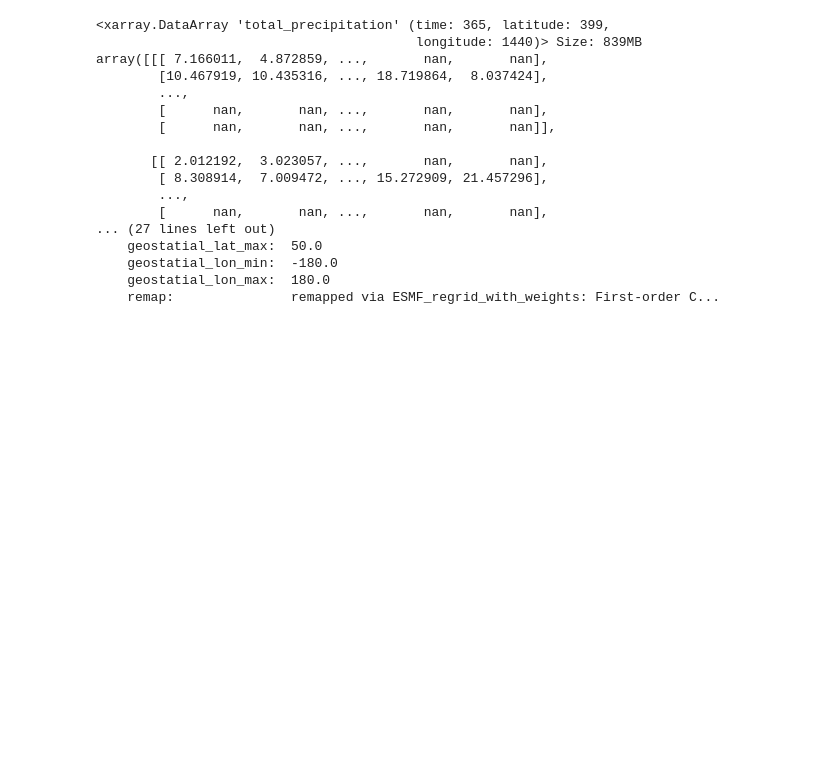
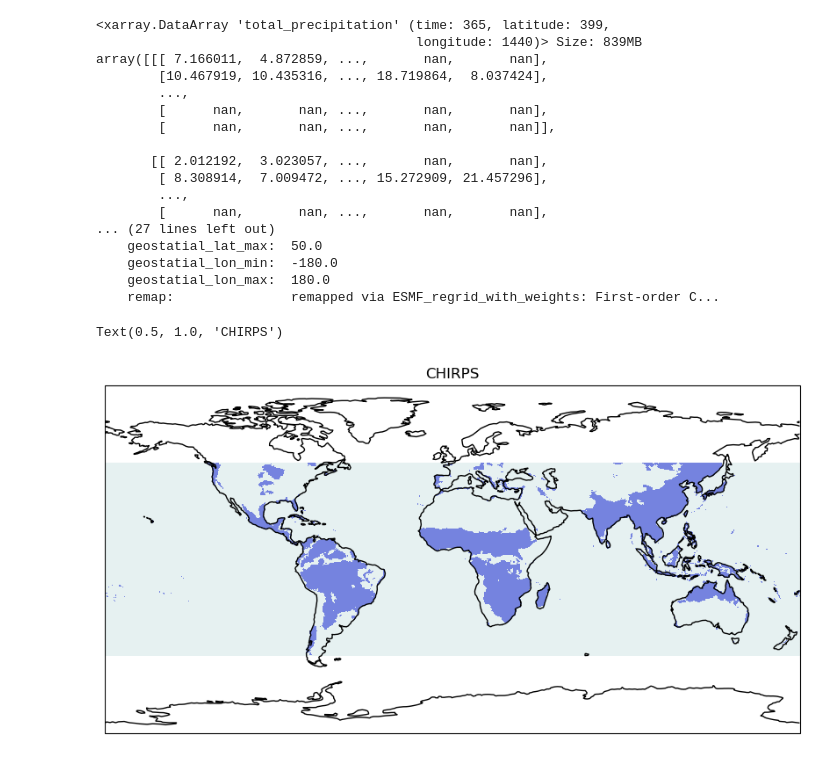
Before and after one commit to fran-morris-research/hackathon-monsoons, a Jupyter notebook: global_monsoon/global_monsoon_region.ipynb, the cells around one changed output. Cells and saved outputs as stored; diff of their text form; code cells hidden in the pictures; blank space fills up the shorter version.

Commit message:
save global monsoon regions #35

```diff
--- a/global_monsoon/global_monsoon_region.ipynb
+++ b/global_monsoon/global_monsoon_region.ipynb
@@ -604,33 +623,31 @@ array([[[ 7.166011,  4.872859, ...,       nan,       nan],
 # %%
 projection = ccrs.PlateCarree()
 fig, axes = plt.subplots(
     1,
     1,
     figsize=(8, 6),
     subplot_kw={"projection": projection},
     layout="constrained",
 )
 
 
-for sim_ix, sim in enumerate(sims):
-    for zoom_ix, zoom in enumerate(zooms):
-        ax = axes
-        pr = xr.open_dataset(
-            "/home/users/franmorr/firstrains/OnsetPeriod/data/CHIRPS/CHIRPS_precip.day.total_1981-2024.025dg.aw.nc"
-        ).total_precipitation.sel(time=slice("2020-03-01", "2021-02-28"))
+ax = axes
+pr = xr.open_dataset(
+    "/home/users/franmorr/firstrains/OnsetPeriod/data/CHIRPS/CHIRPS_precip.day.total_1981-2024.025dg.aw.nc"
+).total_precipitation.sel(time=slice("2020-03-01", "2021-02-28"))
+pr = pr.rename({"latitude": "lat", "longitude": "lon"})
+ax.set_global()
+ax.coastlines()
+monsoon_area = (restrict_proportion(pr, proportion=0.55) & restrict_diff(pr, lim=2),)
 
-        ax.set_global()
-        ax.coastlines()
-        monsoon_area = (
-            restrict_proportion(pr, proportion=0.55) & restrict_diff(pr, lim=2),
-        )
-        monsoon_area.plot(
-            ax=ax,
-            add_colorbar=False,
-            cmap=cmo.cm.dense,
-            vmin=0.2,
-            vmax=2,
-        )
-        # easygems.show.map_contour(plot,resampler=hp_resampler,ax=ax)
-        ax.set_title(f"{sim}")
-#         ().plot.contour(ax=ax)
+monsoon_area[0].plot(
+    ax=ax,
+    add_colorbar=False,
+    cmap=cmo.cm.dense,
+    vmin=0.2,
+    vmax=2,
+)
+ax.set_title(f"CHIRPS")
+# %% [output]
+Text(0.5, 1.0, 'CHIRPS')
+[figure, added]
```
Also changed, not shown: parts of 3 cells of this notebook, 1 other file.
